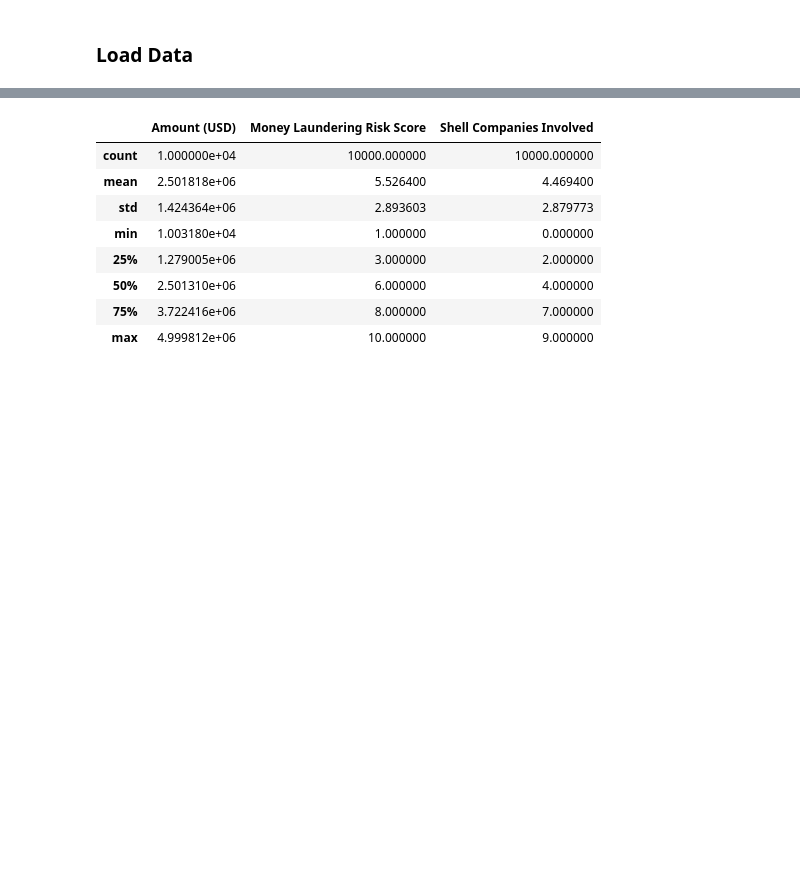
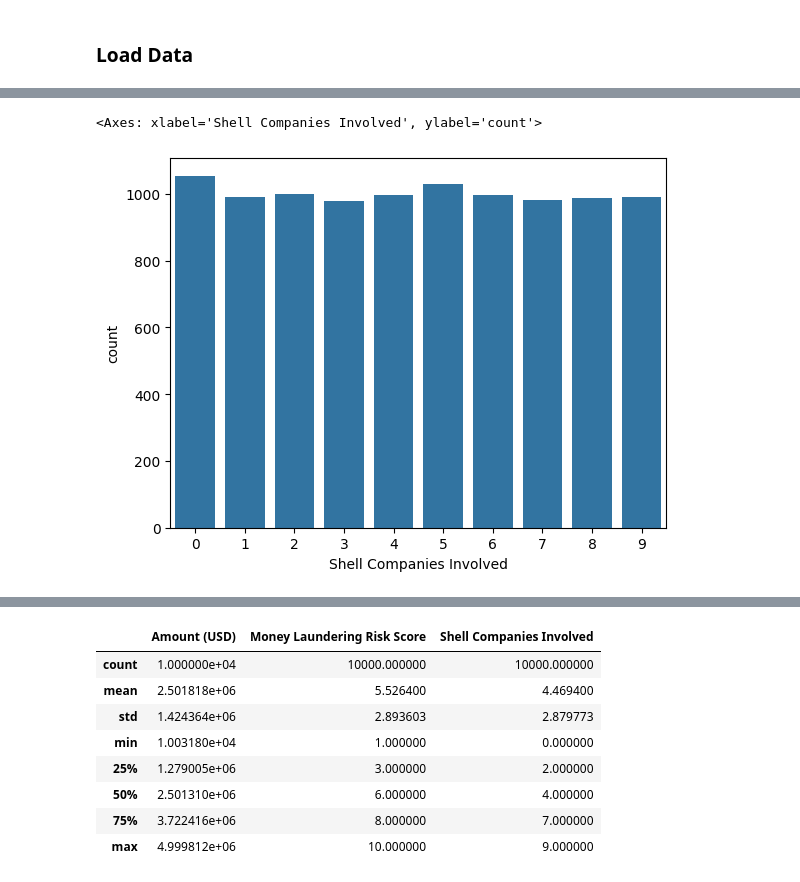
Before and after one commit to ericrlessa/ai-group, a Jupyter notebook: Term Project Code Final.ipynb, the cells around one changed output, grey strips where cells are left out. Cells and saved outputs as stored; diff of their text form; code cells hidden in the pictures; blank space fills up the shorter version.

```diff
--- a/Term Project Code Final.ipynb
+++ b/Term Project Code Final.ipynb
@@ -73,3 +79,8 @@ df = pd.read_csv('Big_Black_Money_Dataset.csv')
+# %%
+sns.countplot(x=df['Shell Companies Involved'])
+# %% [output]
+<Axes: xlabel='Shell Companies Involved', ylabel='count'>
+[figure, added]
 # %%
 # View the first few rows
 df.head()
```
Also changed, not shown: parts of 12 cells of this notebook.
